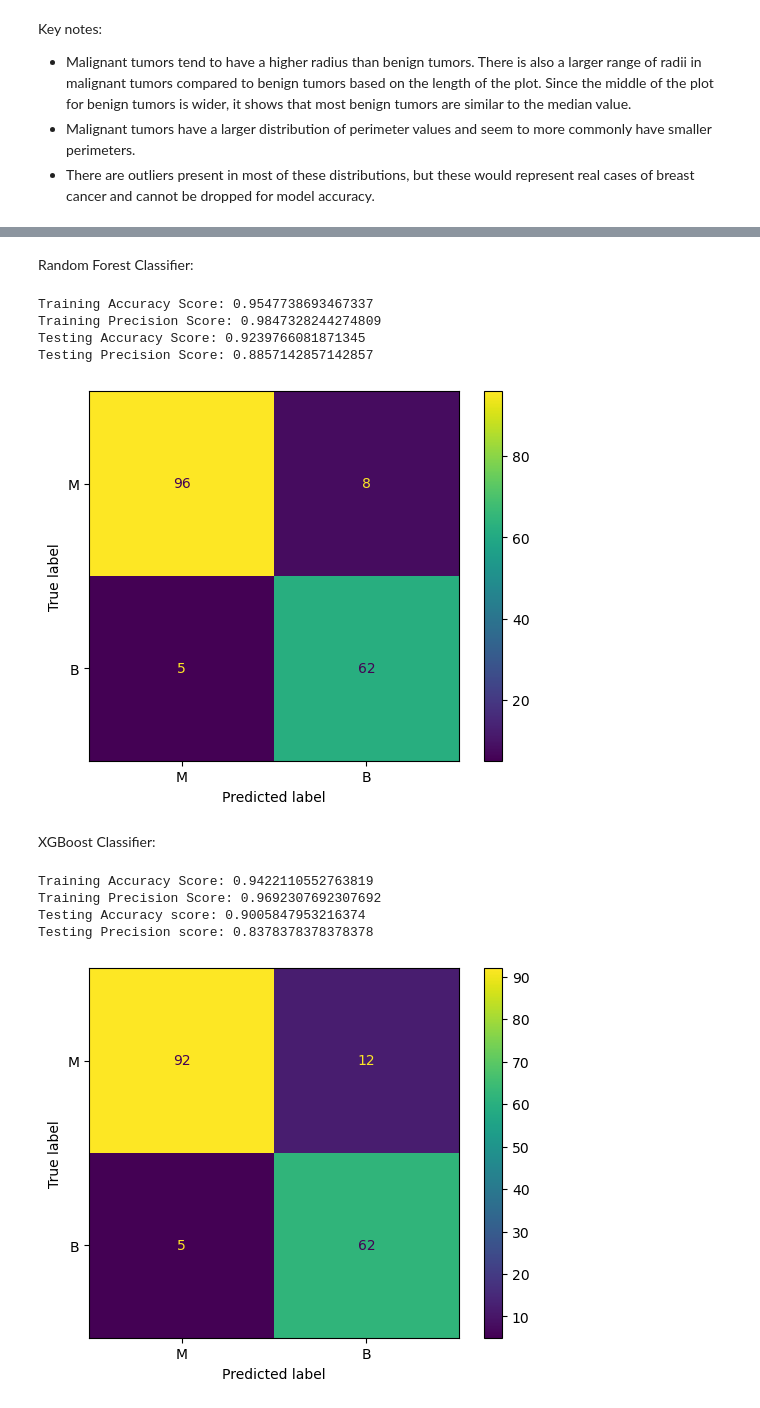
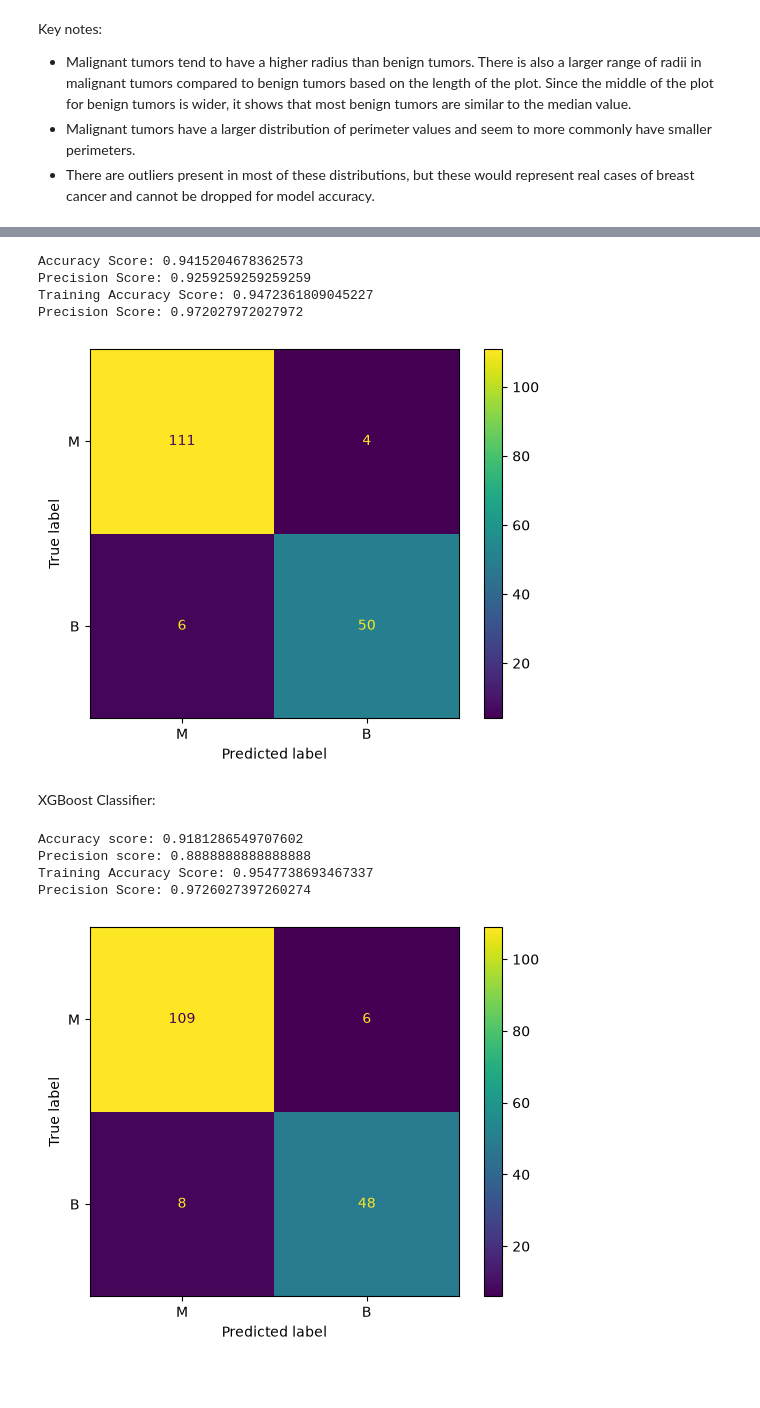
Before and after one commit to anvitab110/curly-octo-sniffle, a Jupyter notebook: bc_practice.ipynb, the cells around one changed output, grey strips where cells are left out. Saved outputs shown, nothing was run; the diff lists cells and outputs as text; code cells hidden in the pictures; blank space fills up the shorter version.

```diff
--- a/bc_practice.ipynb
+++ b/bc_practice.ipynb
@@ -148,64 +148,51 @@ y = df['diagnosis']
 # %%
 #splitting data into training & testing with a 70/30 split
 X_train, X_test, y_train, y_test = train_test_split(X, y, train_size = 0.7)
-# %% [markdown]
-Random Forest Classifier:
 # %%
 #fitting to a random forest classifier
-
-#smaller tree depth to prevent overfitting
 model1 = RandomForestClassifier(max_depth = 3)
 model1.fit(X_train, y_train)
 y_pred1 = model1.predict(X_test)
-train_pred1 = model1.predict(X_train)
-
-acc_train = accuracy_score(y_train, train_pred1)
-prec_train = precision_score(y_train, train_pred1)
-
 acc = accuracy_score(y_test, y_pred1)
 prec = precision_score(y_test, y_pred1)
 
-print("Training Accuracy Score: {0}\nTraining Precision Score: {1}".format(acc_train, prec_train))
-print("Testing Accuracy Score: {0}\nTesting Precision Score: {1}".format(acc, prec))
+train_pred1 = model1.predict(X_train)
-# %% [output]
-Training Accuracy Score: 0.9547738693467337
-Training Precision Score: 0.9847328244274809
-Testing Accuracy Score: 0.9239766081871345
-Testing Precision Score: 0.8857142857142857
 # %%
+print("Accuracy Score: {0}\nPrecision Score: {1}".format(acc, prec))
+print("Training Accuracy Score: {0}\nPrecision Score: {1}".format(accuracy_score(y_train, train_pred1),
+                                                                  precision_score(y_train, train_pred1)))
 cm = confusion_matrix(y_test, y_pred1)
 disp = ConfusionMatrixDisplay(cm, display_labels= ['M', 'B'])
 disp.plot()
 plt.show()
 # %% [output]
+Accuracy Score: 0.9415204678362573
+Precision Score: 0.9259259259259259
+Training Accuracy Score: 0.9472361809045227
+Precision Score: 0.972027972027972
-[figure, old version]
+[figure, new version]
 # %% [markdown]
 XGBoost Classifier:
 # %%
 #creating & fitting xgboost classifier
-
-#slower learning rate and smaller tree depth to prevent overfitting
-model2 = xgb.XGBClassifier(eta = 0.01, max_depth = 3)
+model2 = xgb.XGBClassifier(eta = 0.01, max_depth = 4)
 model2.fit(X_train, y_train)
 y_pred2 = model2.predict(X_test)
-train_pred2 = model2.predict(X_train)
-
-acc_train = accuracy_score(y_train, train_pred2)
-prec_train = precision_score(y_train, train_pred2)
-
 acc = accuracy_score(y_test, y_pred2)
 prec = precision_score(y_test, y_pred2)
 cm = confusion_matrix(y_test, y_pred2)
+
+train_pred2 = model2.predict(X_train)
 # %%
-print("Training Accuracy Score: {0}\nTraining Precision Score: {1}".format(acc_train, prec_train))
-print("Testing Accuracy score: {0}\nTesting Precision score: {1}".format(acc, prec))
-
+print("Accuracy score: {0}\nPrecision score: {1}".format(acc, prec))
+print("Training Accuracy Score: {0}\nPrecision Score: {1}".format(accuracy_score(y_train, train_pred2),
+                                                                  precision_score(y_train, train_pred2)))
 disp = ConfusionMatrixDisplay(cm, display_labels = ['M', 'B'])
 disp.plot()
 plt.show()
 # %% [output]
-Training Accuracy Score: 0.9422110552763819
-Training Precision Score: 0.9692307692307692
-Testing Accuracy score: 0.9005847953216374
-Testing Precision score: 0.8378378378378378
+Accuracy score: 0.9181286549707602
+Precision score: 0.8888888888888888
+Training Accuracy Score: 0.9547738693467337
+Precision Score: 0.9726027397260274
-[figure, old version]
+[figure, new version]
```
Also changed, not shown: parts of 16 cells of this notebook.
